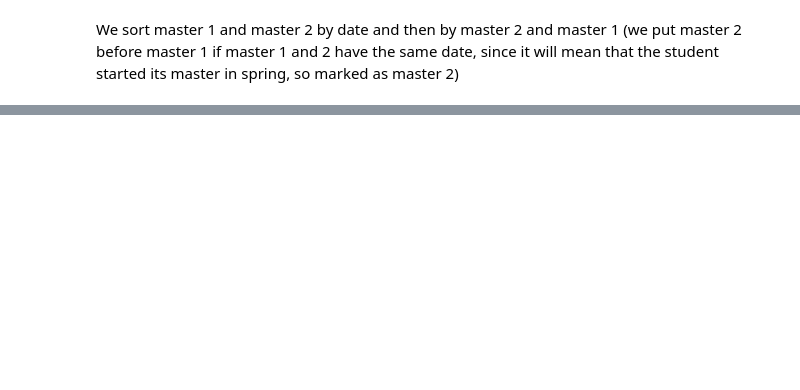
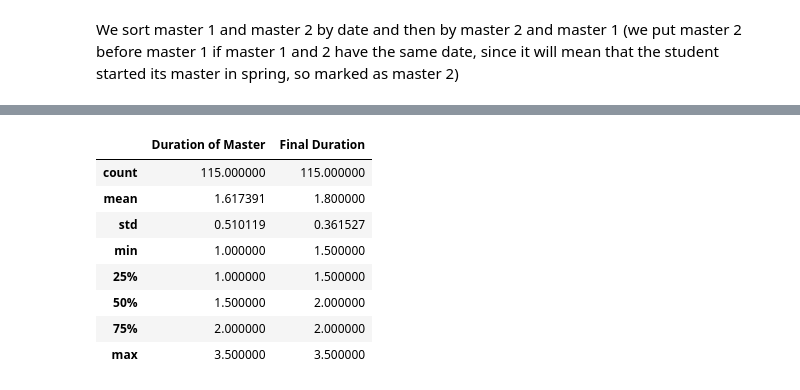
Before and after one commit to daniel-guggenheim/ada-homeworks, a Jupyter notebook: 02 - Data from the Web/homework2.ipynb, the cells around one changed output, grey strips where cells are left out. Saved outputs shown, nothing was run; the diff lists cells and outputs as text; code cells hidden in the pictures; blank space fills up the shorter version.

Commit message:
master final duration calc

```diff
--- a/02 - Data from the Web/homework2.ipynb
+++ b/02 - Data from the Web/homework2.ipynb
@@ -410,0 +411,31 @@ students.head()
+# %%
+def make_final_duration(row):
+    duration = float(row['Duration of Master'])
+    minor = row['Mineur']
+    spec = row['Spécialisation']
+
+    no_m_sp = pd.isnull(minor) and pd.isnull(spec)
+
+    if duration < 1.5 and no_m_sp:
+        return 1.5
+    if duration < 2. and not no_m_sp:
+        if duration == 1.5:
+            return 2.
+        else:
+            return 2.5
+    else:
+        return duration
+# %%
+students['Final Duration'] = students.apply(make_final_duration, axis=1)
+# %%
+students.describe()
+# %% [output]
+|  | Duration of Master | Final Duration |
+| count | 115.000000 | 115.000000 |
+| mean | 1.617391 | 1.800000 |
+| std | 0.510119 | 0.361527 |
+| min | 1.000000 | 1.500000 |
+| 25% | 1.000000 | 1.500000 |
+| 50% | 1.500000 | 2.000000 |
+| 75% | 2.000000 | 2.000000 |
+| max | 3.500000 | 3.500000 |
```
Also changed, not shown: parts of 6 cells of this notebook.
